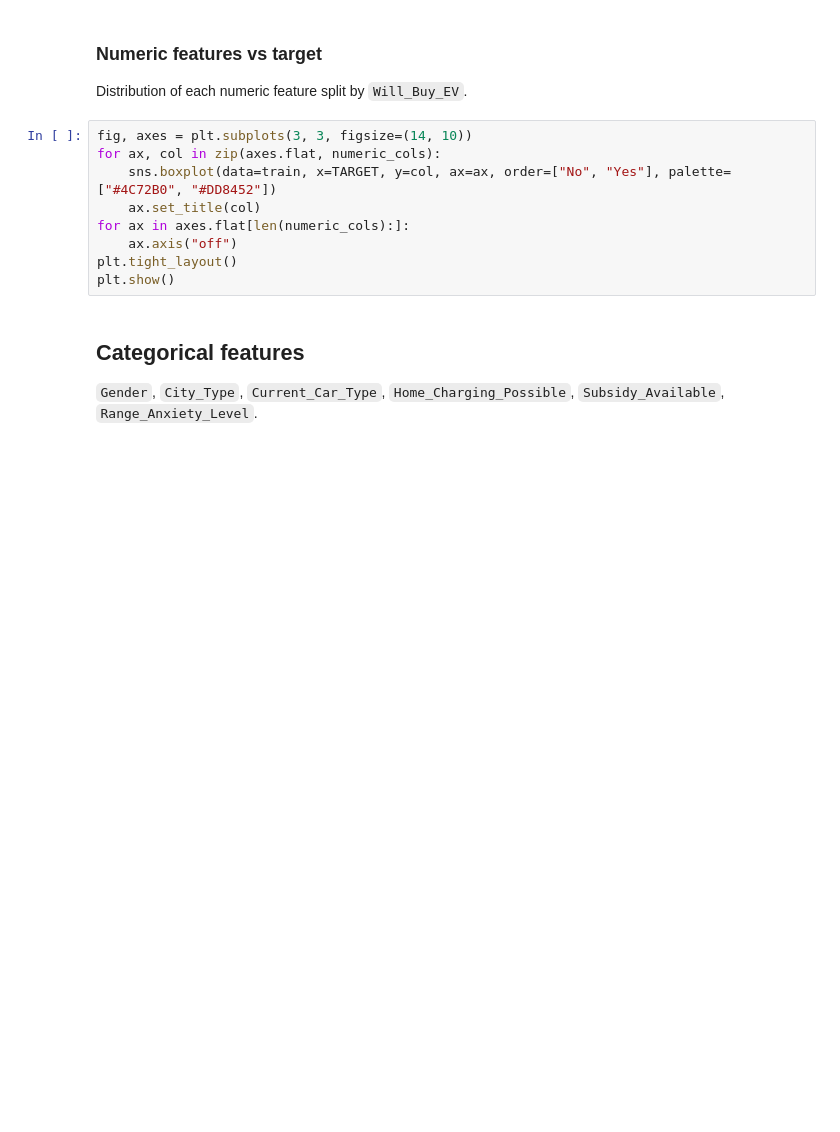
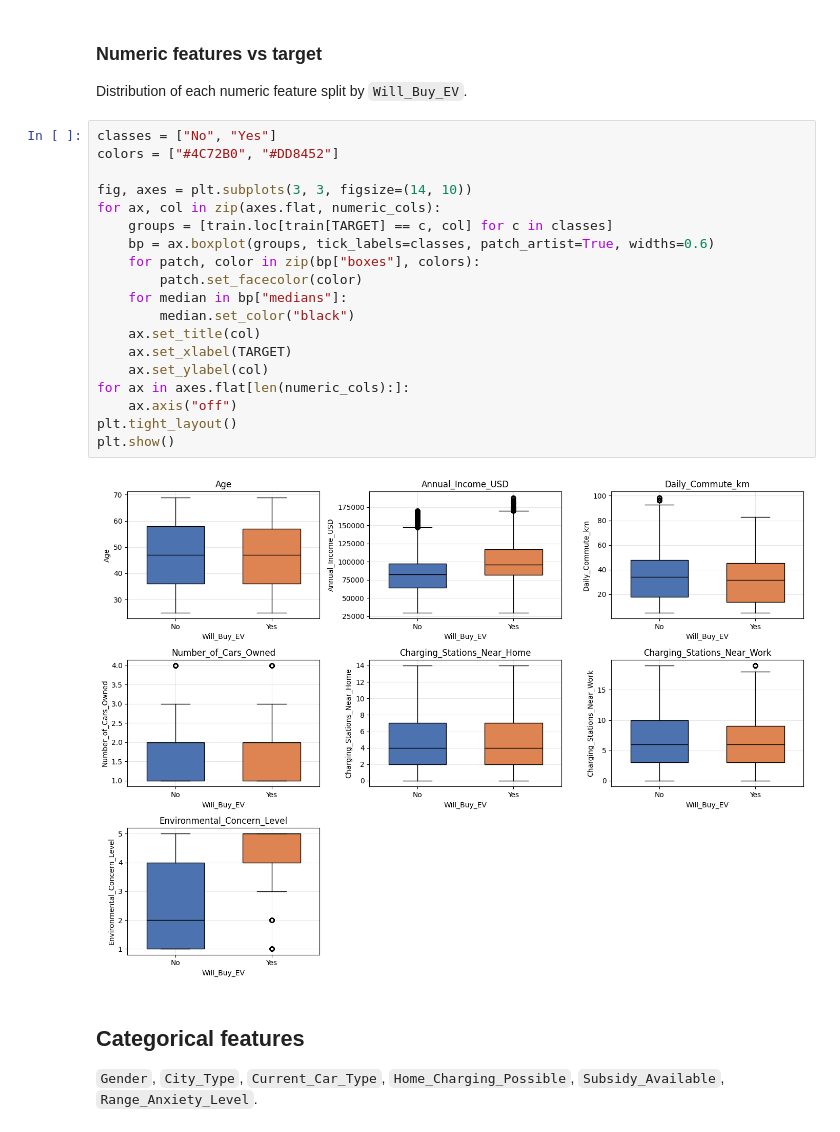
Before and after one commit to kphotchara/Predicting-Electric-Vehicle-Purchases, a Jupyter notebook: EDA.ipynb, the cells around one changed output. Drawn from its saved outputs; the diff is of its cells as text; blank space fills up the shorter version.

```diff
--- a/EDA.ipynb
+++ b/EDA.ipynb
@@ -126,14 +126,26 @@ plt.show()
 
 Distribution of each numeric feature split by `Will_Buy_EV`.
 # %%
+classes = ["No", "Yes"]
+colors = ["#4C72B0", "#DD8452"]
+
 fig, axes = plt.subplots(3, 3, figsize=(14, 10))
 for ax, col in zip(axes.flat, numeric_cols):
-    sns.boxplot(data=train, x=TARGET, y=col, ax=ax, order=["No", "Yes"], palette=["#4C72B0", "#DD8452"])
+    groups = [train.loc[train[TARGET] == c, col] for c in classes]
+    bp = ax.boxplot(groups, tick_labels=classes, patch_artist=True, widths=0.6)
+    for patch, color in zip(bp["boxes"], colors):
+        patch.set_facecolor(color)
+    for median in bp["medians"]:
+        median.set_color("black")
     ax.set_title(col)
+    ax.set_xlabel(TARGET)
+    ax.set_ylabel(col)
 for ax in axes.flat[len(numeric_cols):]:
     ax.axis("off")
 plt.tight_layout()
 plt.show()
+# %% [output]
+[figure, added]
 # %% [markdown]
 ## Categorical features
 
```
Also changed, not shown: parts of 7 cells of this notebook.
